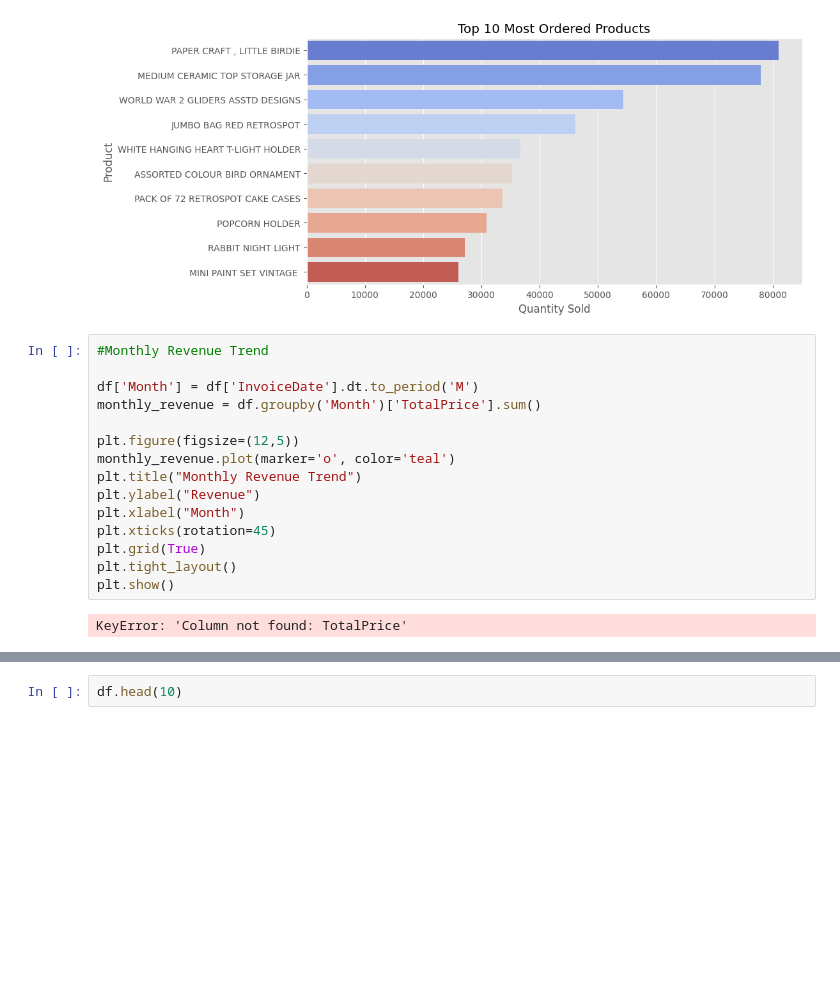
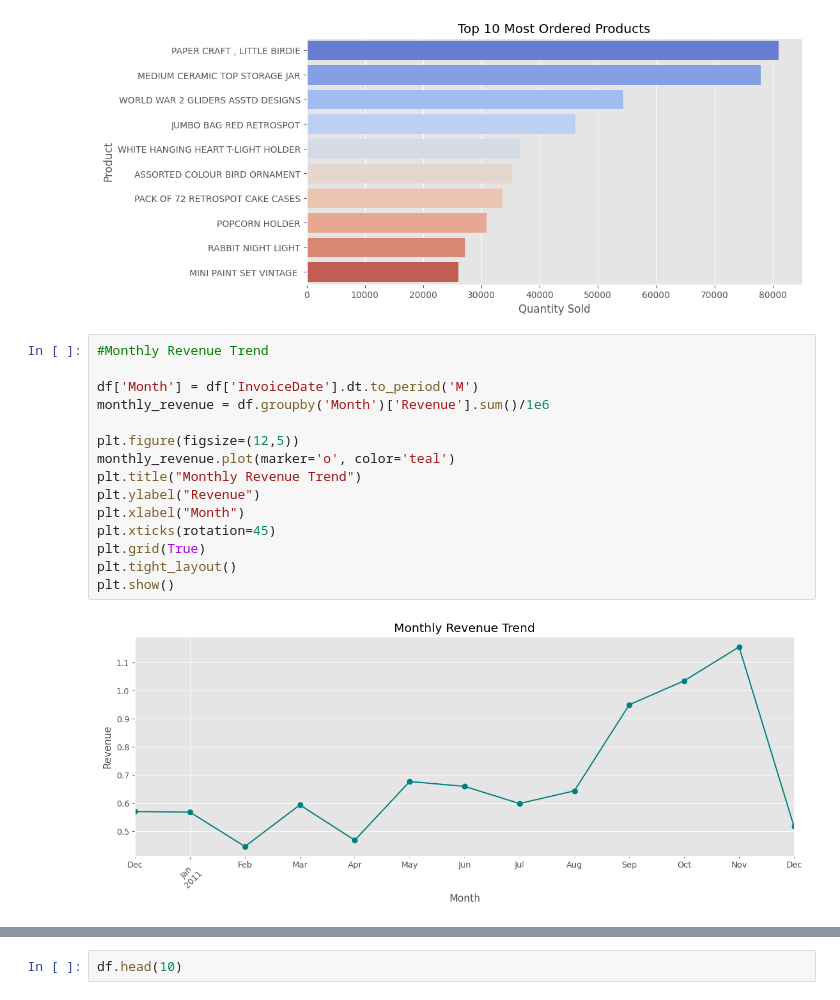
Before and after one commit to BrightmanMT/Pytorch-Tutorial-Youtube, a Jupyter notebook: CustomerLifetimeValue.ipynb, the cells around one changed output, grey strips where cells are left out. Cells and saved outputs as stored; diff of their text form; blank space fills up the shorter version.

```diff
--- a/CustomerLifetimeValue.ipynb
+++ b/CustomerLifetimeValue.ipynb
@@ -236,17 +236,17 @@ Passing `palette` without assigning `hue` is deprecated and will be removed in v
 # %%
 #Monthly Revenue Trend
 
 df['Month'] = df['InvoiceDate'].dt.to_period('M')
-monthly_revenue = df.groupby('Month')['TotalPrice'].sum()
+monthly_revenue = df.groupby('Month')['Revenue'].sum()/1e6
 
 plt.figure(figsize=(12,5))
 monthly_revenue.plot(marker='o', color='teal')
 plt.title("Monthly Revenue Trend")
 plt.ylabel("Revenue")
 plt.xlabel("Month")
 plt.xticks(rotation=45)
 plt.grid(True)
 plt.tight_layout()
 plt.show()
 # %% [output]
-KeyError: 'Column not found: TotalPrice'
+[figure, added]
```
Also changed, not shown: parts of 30 cells of this notebook.
